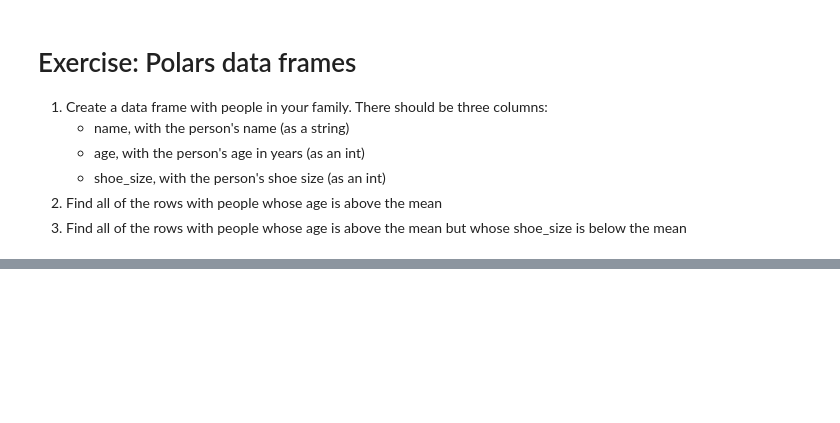
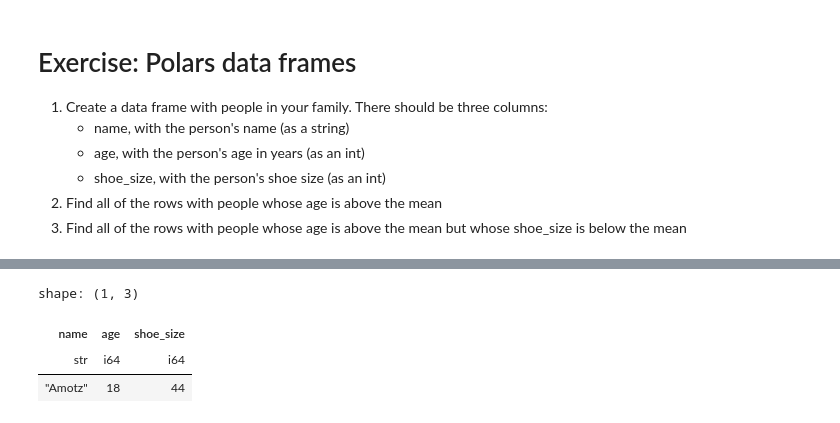
Before and after one commit to opagani/2024-08Aug-25-polars, a Jupyter notebook: LernerPython - 2024-08Aug-25-polars.ipynb, the cells around one changed output, grey strips where cells are left out. Drawn from its saved outputs; the diff is of its cells as text; code cells hidden in the pictures; blank space fills up the shorter version.

```diff
--- a/LernerPython - 2024-08Aug-25-polars.ipynb
+++ b/LernerPython - 2024-08Aug-25-polars.ipynb
@@ -656,0 +688,12 @@ df = pl.DataFrame(
+# %%
+# who is below-average age, but above-average shoe size?
+
+df.filter(
+    (pl.col('age') < pl.col('age').mean()) &
+    (pl.col('shoe_size') > pl.col('shoe_size').mean())
+)
+# %% [output]
+shape: (1, 3)
+| name | age | shoe_size |
+| str | i64 | i64 |
+| "Amotz" | 18 | 44 |
```
Also changed, not shown: parts of 5 cells of this notebook.
